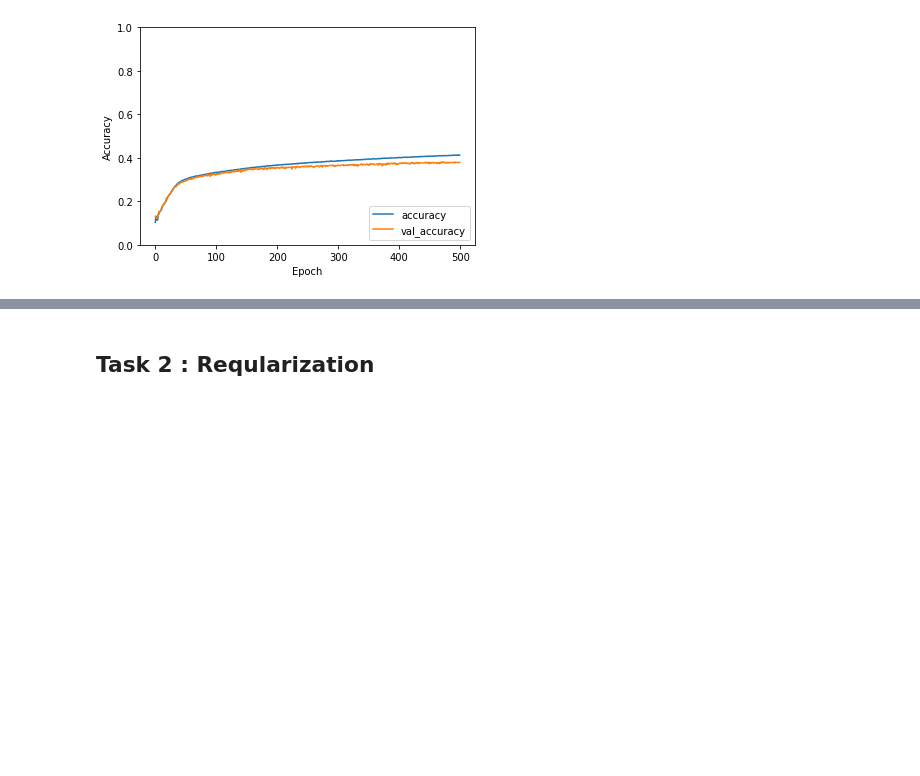
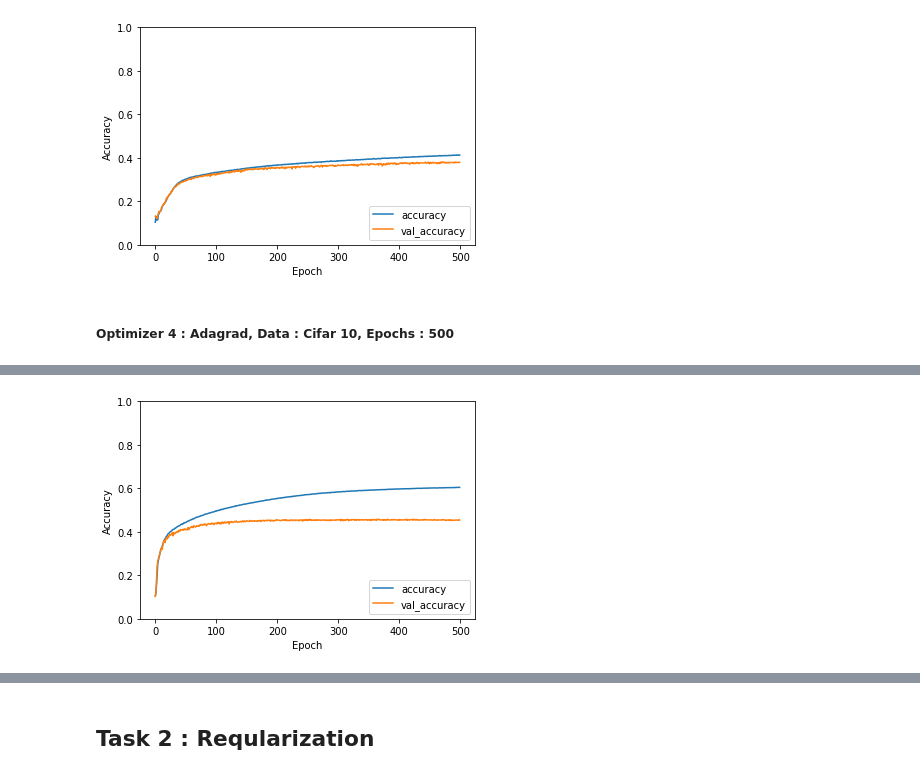
Before and after one commit to rajprasad001/deep_learning_concepts, a Jupyter notebook: Project_Assignment.ipynb, the cells around one changed output, grey strips where cells are left out. Drawn from its saved outputs; the diff is of its cells as text; code cells hidden in the pictures; blank space fills up the shorter version.

```diff
--- a/Project_Assignment.ipynb
+++ b/Project_Assignment.ipynb
@@ -456,3 +456,8 @@ Epoch 500/500
 313/313 - 1s - loss: 2.0728 - accuracy: 0.3836
 Test Data Loss : 2.0728020668029785, Test Data Accuracy : 0.38359999656677246
 [figure]
+# %% [markdown]
+##### Optimizer 4 : Adagrad, Data : Cifar 10, Epochs : 500
+# %%
+opt_adagrad_resnet = resnet('Adagrad',cifar_train_x,cifar_train_y,500,cifar_val_x,cifar_val_y,cifar_test_x,cifar_test_y)
+# %% [output]
@@ -458,0 +481 @@ Test Data Loss : 2.0728020668029785, Test Data Accuracy : 0.38359999656677246
+[figure, added]
```
Also changed, not shown: parts of 8 cells of this notebook.
